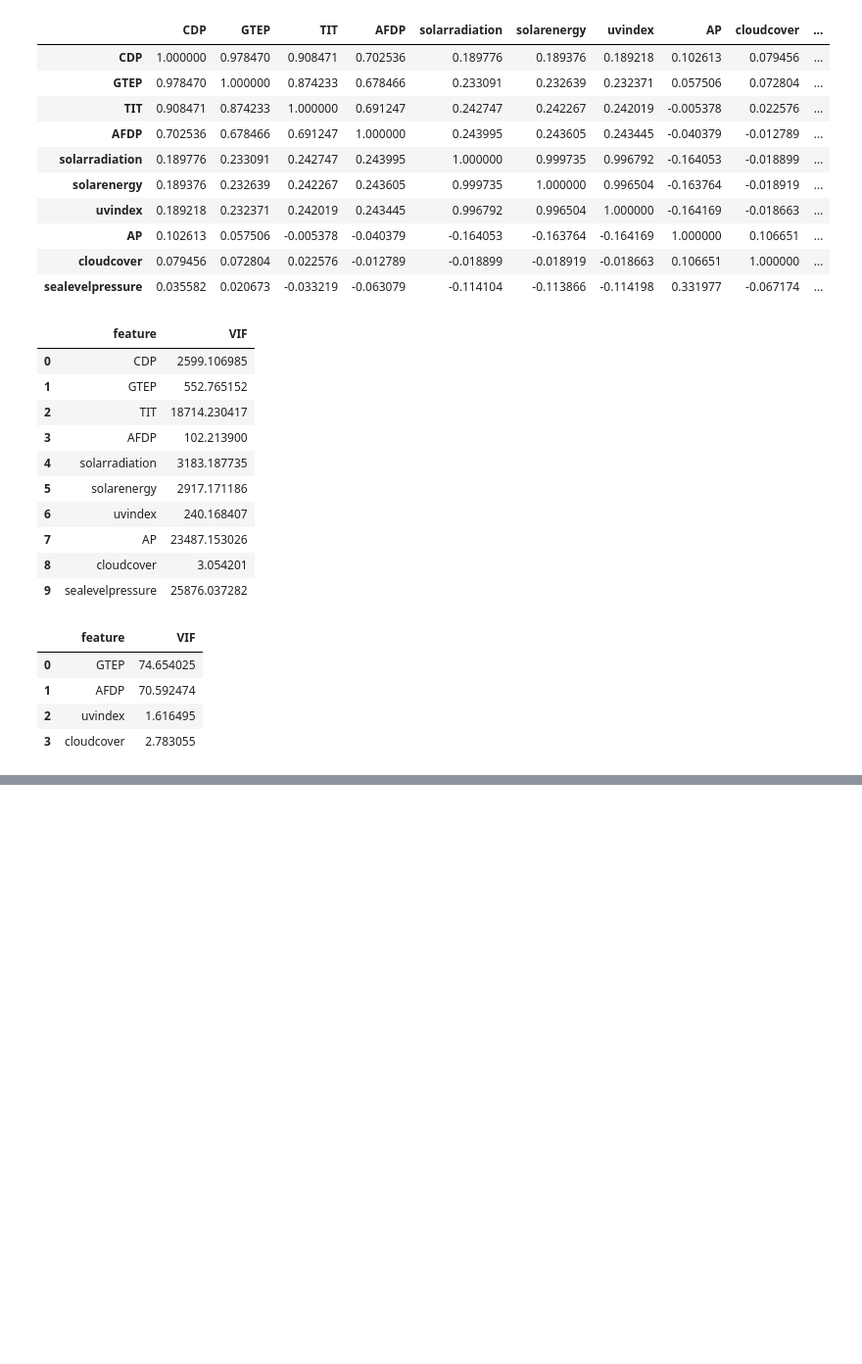
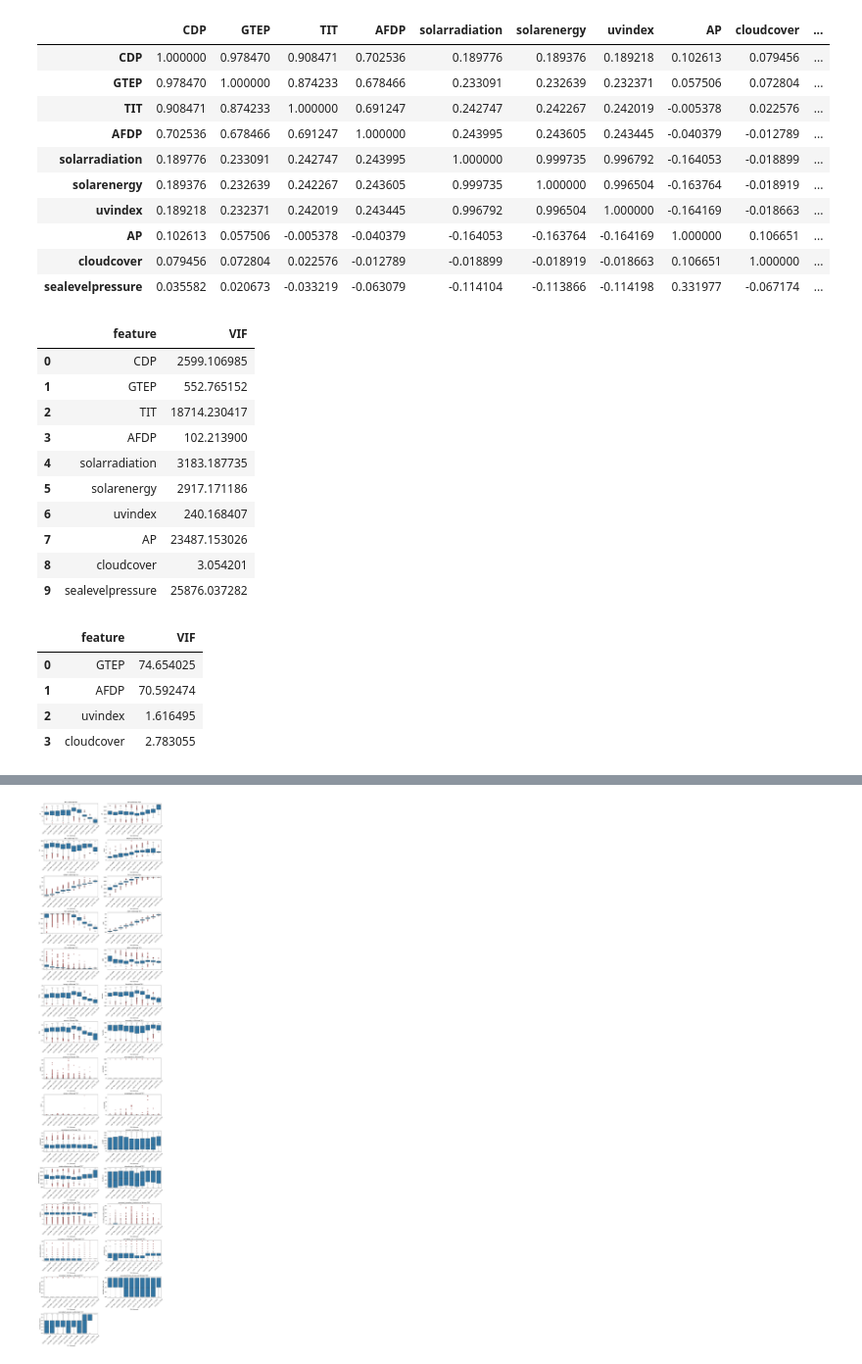
Before and after one commit to isralennon/MSAAI540, a Jupyter notebook: src/2_Load_Processed_Data.ipynb, the cells around one changed output, grey strips where cells are left out. Shown at 98% size. Drawn from its saved outputs; the diff is of its cells as text; code cells hidden in the pictures; blank space fills up the shorter version.

Commit message:
update data cleaning and eda visualizations
update data cleaning and eda visualizations

```diff
--- a/src/2_Load_Processed_Data.ipynb
+++ b/src/2_Load_Processed_Data.ipynb
@@ -470,0 +675,19 @@ s3.put_object(
+# %%
+# Normalize each entry: split, remove duplicates, sort
+def normalize_stations(val):
+    if pd.isna(val):
+        return None
+    return ','.join(sorted(set(val.split(','))))
+
+# Apply normalization
+normalized = df_cleaned['stations'].apply(normalize_stations)
+
+# Drop NaN and get unique combinations
+unique_combos = normalized.dropna().unique()
+
+# Show count
+print(f"Number of unique weather station combinations: {len(unique_combos)}\n")
+
+# Print each combo on a new line
+for combo in unique_combos:
+    print(combo)
@@ -470,0 +856,45 @@ s3.put_object(
+# %%
+# Copy to avoid modifying original
+binned_df = df_cleaned.copy()
+
+# Select numeric columns
+numeric_cols = binned_df.select_dtypes(include='number').columns.tolist()
+
+# Remove TEY from features
+numeric_cols.remove('TEY')
+
+# Bin TEY into 10 bins
+binned_df['TEY_bin'] = pd.cut(binned_df['TEY'], bins=10)
+
+# Outlier styling
+flierprops = dict(marker='o', markerfacecolor='red', markersize=4, linestyle='none')
+
+# Subplot layout
+n_features = len(numeric_cols)
+n_cols = 2
+n_rows = math.ceil(n_features / n_cols)
+
+fig, axes = plt.subplots(n_rows, n_cols, figsize=(14, 4 * n_rows))
+axes = axes.flatten()
+
+for i, col in enumerate(numeric_cols):
+    sns.boxplot(
+        x='TEY_bin',
+        y=col,
+        data=binned_df,
+        ax=axes[i],
+        flierprops=flierprops
+    )
+    axes[i].set_title(f'{col} vs Binned TEY')
+    axes[i].set_xlabel('TEY (Binned)')
+    axes[i].set_ylabel(col)
+    axes[i].tick_params(axis='x', rotation=45)
+
+# Remove unused subplots
+for j in range(i + 1, len(axes)):
+    fig.delaxes(axes[j])
+
+plt.tight_layout()
+plt.show()
+# %% [output]
+[figure, added]
```
Also changed, not shown: parts of 48 cells of this notebook, 1 other file.
